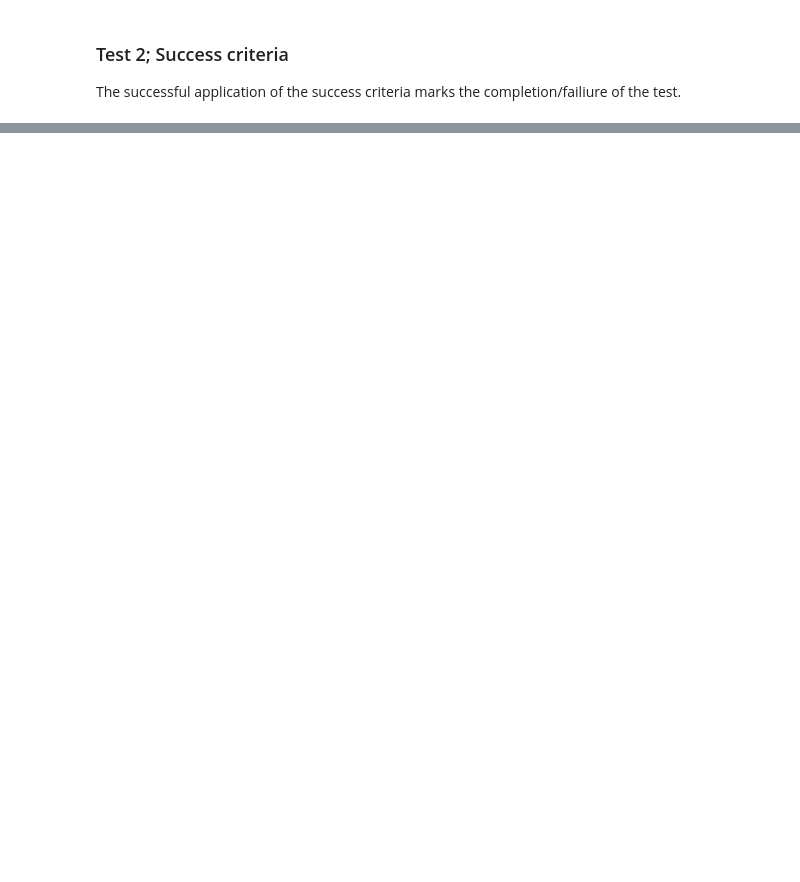
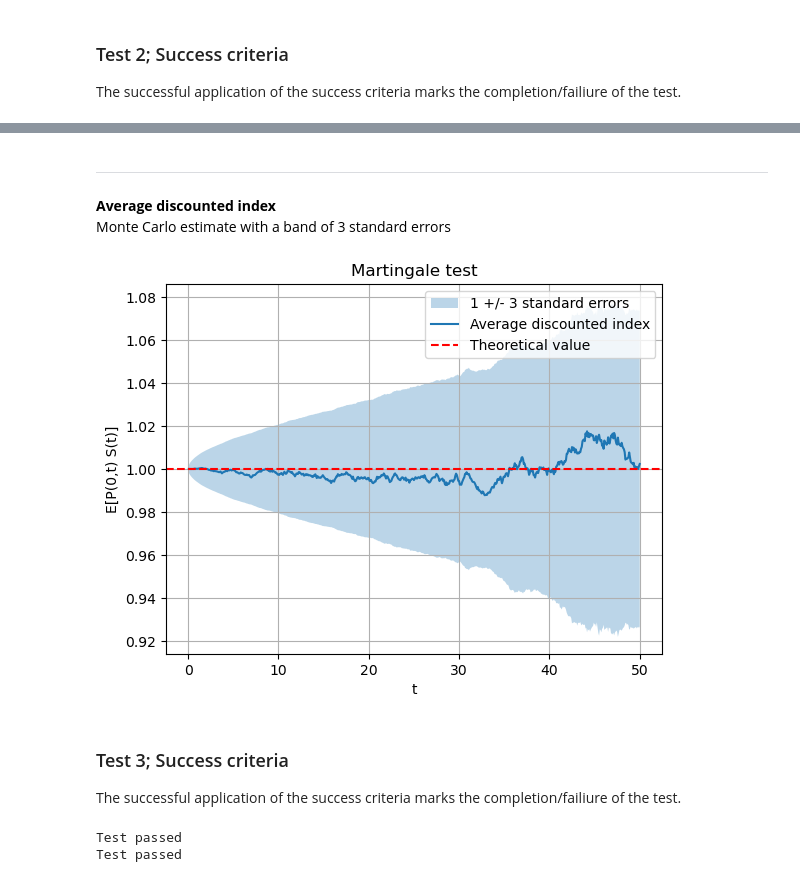
Before and after one commit to open-source-modelling/Light_Economic_Generator, a Jupyter notebook: VALIDATION BLACK SHOLES.ipynb, the cells around one changed output, grey strips where cells are left out. Drawn from its saved outputs; the diff is of its cells as text; code cells hidden in the pictures; blank space fills up the shorter version.

```diff
--- a/VALIDATION BLACK SHOLES.ipynb
+++ b/VALIDATION BLACK SHOLES.ipynb
@@ -442,0 +336,6 @@ result2 = SuccessTest(test_statistics_bdp_2.values, statistics_vol_max_diff_in_b
+# %%
+sample_mean = np.mean(discounted_index, axis=0)[1:]
+standard_error = np.std(discounted_index, axis=0, ddof=1)[1:] / np.sqrt(num_paths)
+z_score_3 = (sample_mean - 1) / standard_error
+test_statistics_3 = pd.DataFrame(np.abs(z_score_3), index=t[1:], columns=["Abs z-score"])
+test_statistics_3.describe()
@@ -443,2 +352,33 @@ result2 = SuccessTest(test_statistics_bdp_2.values, statistics_vol_max_diff_in_b
+# %% [markdown]
+***
+<span style=color:black>
+    <b>Average discounted index</b>
+</span>
+<br>
+<span style=color:black>
+    Monte Carlo estimate with a band of 3 standard errors
+</span>
+# %%
+fig, ax1 = plt.subplots(1,1)
+ax1.fill_between(t[1:], 1 - 3*standard_error, 1 + 3*standard_error, alpha=0.3, label="1 +/- 3 standard errors")
+ax1.plot(t[1:], sample_mean, label="Average discounted index")
+ax1.axhline(y = 1, color = 'r', linestyle = '--', label="Theoretical value")
+ax1.set_xlabel("t")
+ax1.set_ylabel("E[P(0,t) S(t)]")
+ax1.set_title("Martingale test")
+ax1.grid()
+ax1.legend()
+plt.show()
+# %% [output]
+[figure, added]
+# %% [markdown]
+### Test 3; Success criteria
+
+The successful application of the success criteria marks the completion/failiure of the test.
+# %%
+result3 = SuccessTest(test_statistics_3.values, z_score_max, z_score_average)
+# %% [output]
+Test passed
+Test passed
 # %%
 fig, ax1 = plt.subplots(1,1)
```
Also changed, not shown: parts of 119 cells of this notebook, 7 other files.
